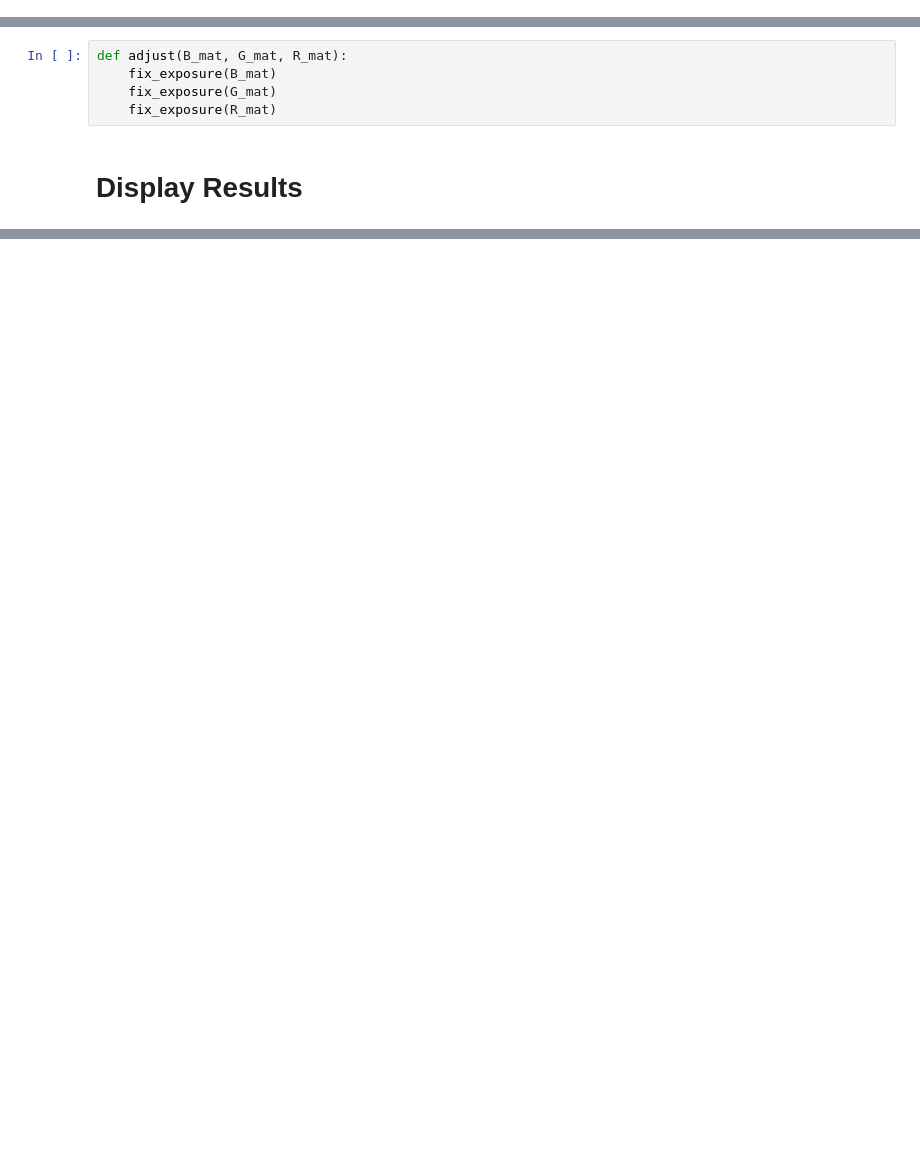
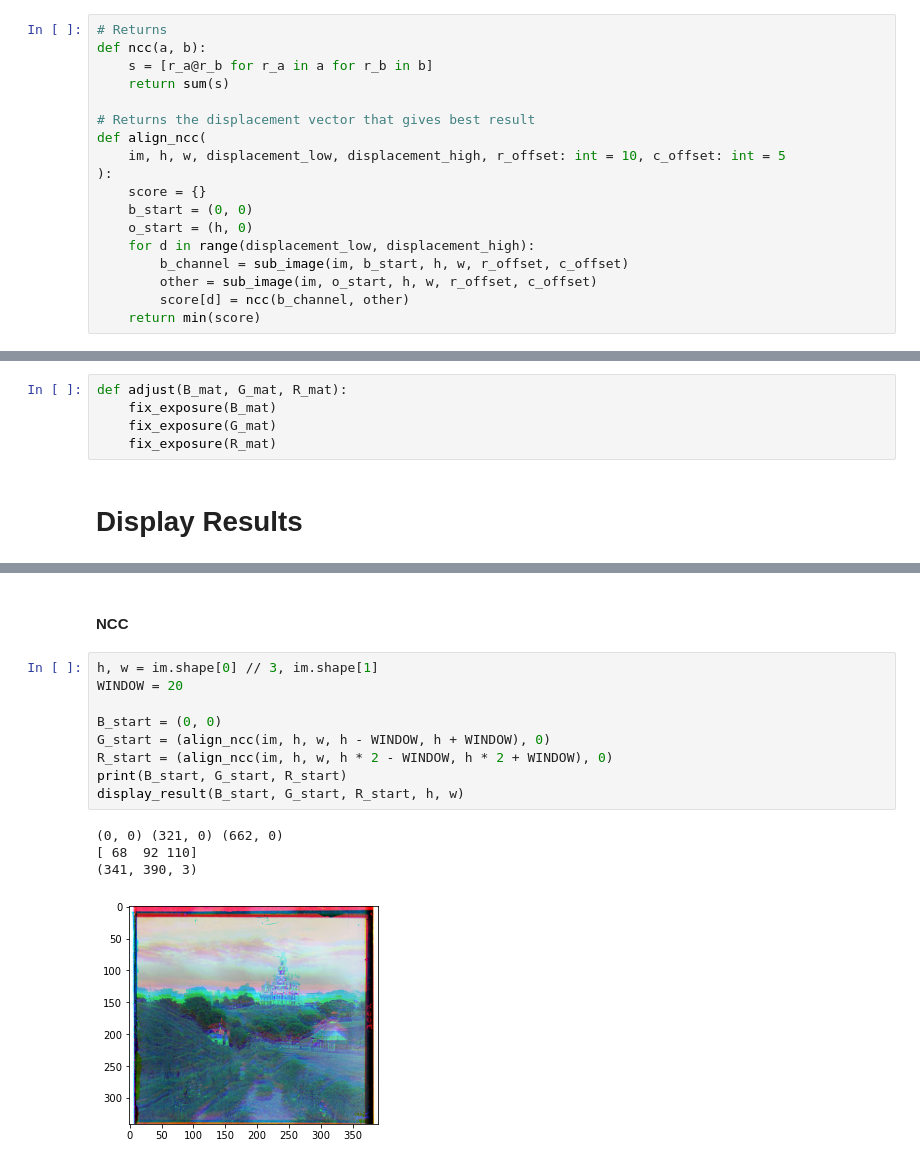
Before and after one commit to aprilsin/cs194-proj1, a Jupyter notebook: computations.ipynb, the cells around one changed output, grey strips where cells are left out. Cells and saved outputs as stored; diff of their text form; blank space fills up the shorter version.

```diff
--- a/computations.ipynb
+++ b/computations.ipynb
@@ -83,3 +79,21 @@ def align_ssd(im, h, w, disp_interval):
+# %%
+# Returns
+def ncc(a, b):
+    s = [r_a@r_b for r_a in a for r_b in b]
+    return sum(s)
+
+# Returns the displacement vector that gives best result
+def align_ncc(
+    im, h, w, displacement_low, displacement_high, r_offset: int = 10, c_offset: int = 5
+):
+    score = {}
+    b_start = (0, 0)
+    o_start = (h, 0)
+    for d in range(displacement_low, displacement_high):
+        b_channel = sub_image(im, b_start, h, w, r_offset, c_offset)
+        other = sub_image(im, o_start, h, w, r_offset, c_offset)
+        score[d] = ncc(b_channel, other)
+    return min(score)
 # %% [markdown]
 ## Adjustments
 # %%
@@ -119,0 +155,16 @@ display_result(B_start, G_start, R_start, channel_height, channel_width)
+# %% [markdown]
+#### NCC
+# %%
+h, w = im.shape[0] // 3, im.shape[1]
+WINDOW = 20
+
+B_start = (0, 0)
+G_start = (align_ncc(im, h, w, h - WINDOW, h + WINDOW), 0)
+R_start = (align_ncc(im, h, w, h * 2 - WINDOW, h * 2 + WINDOW), 0)
+print(B_start, G_start, R_start)
+display_result(B_start, G_start, R_start, h, w)
+# %% [output]
+(0, 0) (321, 0) (662, 0)
+[ 68  92 110]
+(341, 390, 3)
+[figure, added]
```
Also changed, not shown: parts of 15 cells of this notebook.
